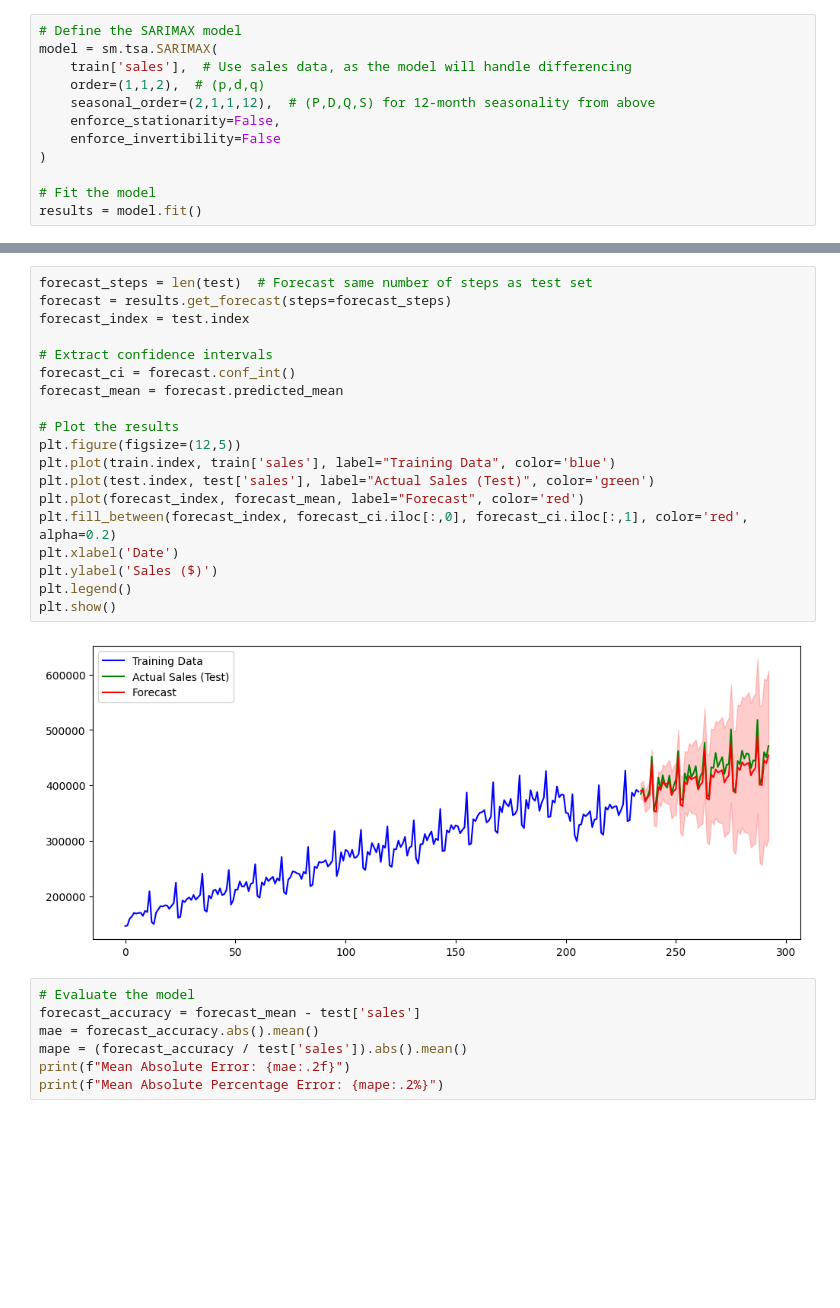
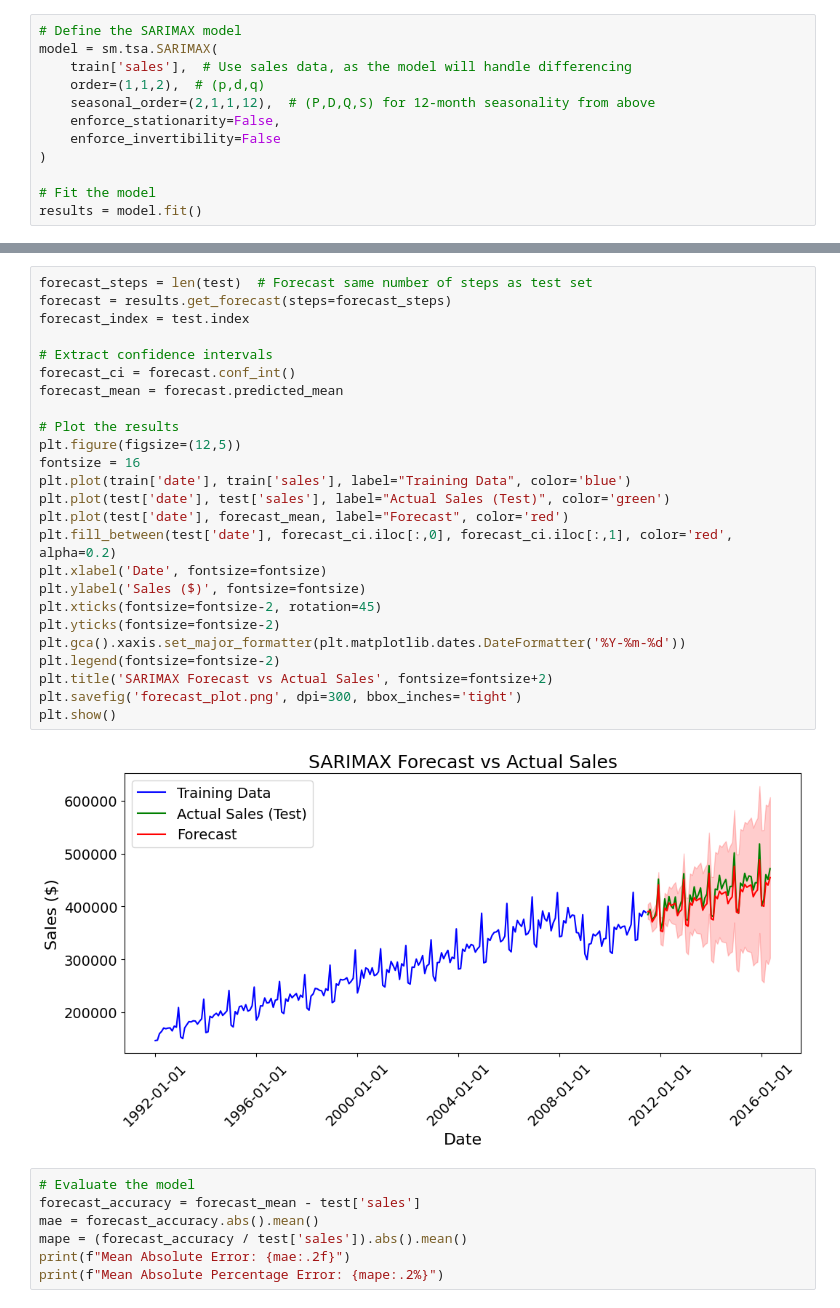
Before and after one commit to siwa-p/Time-Series-Forecasting, a Jupyter notebook: notebooks/arima.ipynb, the cells around one changed output, grey strips where cells are left out. Saved outputs shown, nothing was run; the diff lists cells and outputs as text; blank space fills up the shorter version.

Commit message:
added arimax plot2

```diff
--- a/notebooks/arima.ipynb
+++ b/notebooks/arima.ipynb
@@ -125,24 +169,30 @@ results = model.fit()
 # %%
 forecast_steps = len(test)  # Forecast same number of steps as test set
 forecast = results.get_forecast(steps=forecast_steps)
 forecast_index = test.index
 
 # Extract confidence intervals
 forecast_ci = forecast.conf_int()
 forecast_mean = forecast.predicted_mean
 
 # Plot the results
 plt.figure(figsize=(12,5))
-plt.plot(train.index, train['sales'], label="Training Data", color='blue')
-plt.plot(test.index, test['sales'], label="Actual Sales (Test)", color='green')
-plt.plot(forecast_index, forecast_mean, label="Forecast", color='red')
-plt.fill_between(forecast_index, forecast_ci.iloc[:,0], forecast_ci.iloc[:,1], color='red', alpha=0.2)
-plt.xlabel('Date')
-plt.ylabel('Sales ($)')
-plt.legend()
+fontsize = 16
+plt.plot(train['date'], train['sales'], label="Training Data", color='blue')
+plt.plot(test['date'], test['sales'], label="Actual Sales (Test)", color='green')
+plt.plot(test['date'], forecast_mean, label="Forecast", color='red')
+plt.fill_between(test['date'], forecast_ci.iloc[:,0], forecast_ci.iloc[:,1], color='red', alpha=0.2)
+plt.xlabel('Date', fontsize=fontsize)
+plt.ylabel('Sales ($)', fontsize=fontsize)
+plt.xticks(fontsize=fontsize-2, rotation=45)
+plt.yticks(fontsize=fontsize-2)
+plt.gca().xaxis.set_major_formatter(plt.matplotlib.dates.DateFormatter('%Y-%m-%d'))
+plt.legend(fontsize=fontsize-2)
+plt.title('SARIMAX Forecast vs Actual Sales', fontsize=fontsize+2)
+plt.savefig('forecast_plot.png', dpi=300, bbox_inches='tight')
 plt.show()
 # %% [output]
-[figure, old version]
+[figure, new version]
 # %%
 # Evaluate the model
 forecast_accuracy = forecast_mean - test['sales']
```
Also changed, not shown: parts of 2 cells of this notebook, 1 other file.
